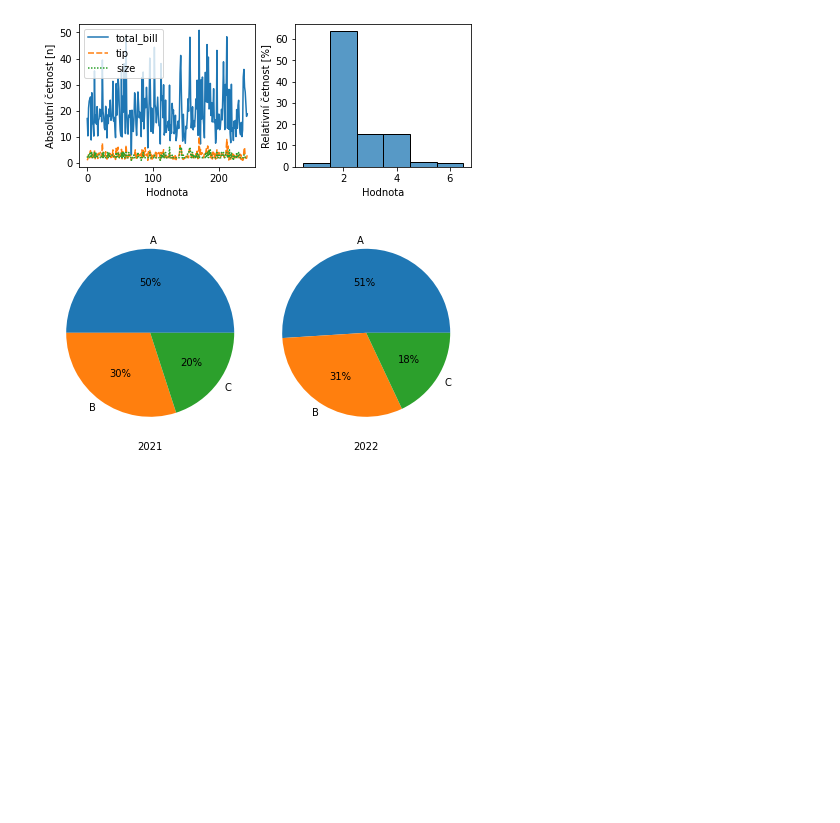
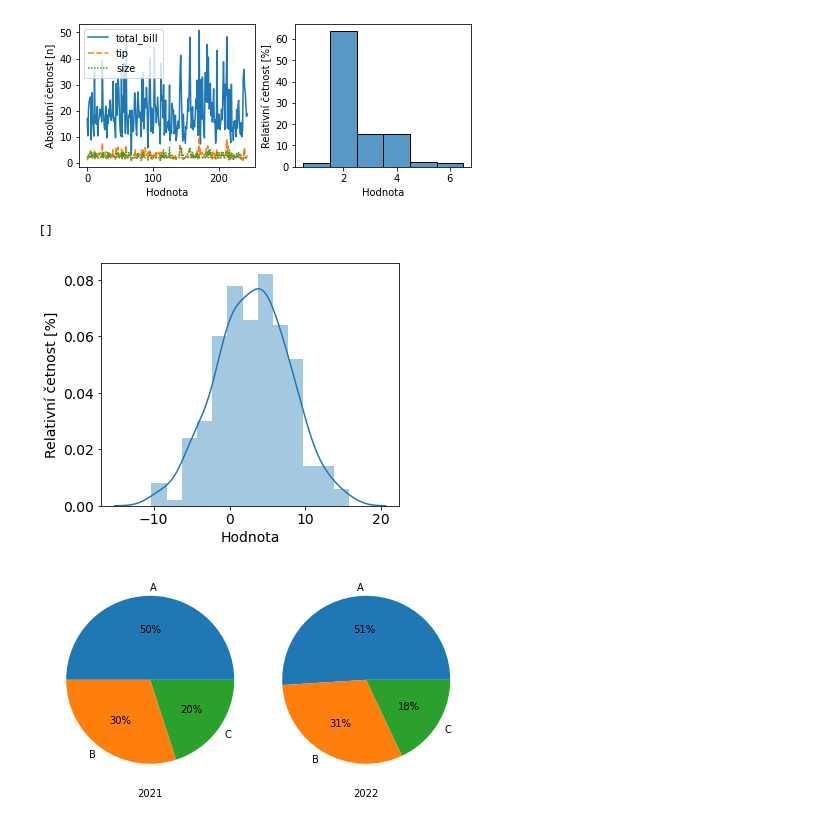
Before and after one commit to ankimme/vut-bp-ics-communication-analyzer, a Jupyter notebook: src/d1.ipynb, the cells around one changed output. Cells and saved outputs as stored; diff of their text form; code cells hidden in the pictures; blank space fills up the shorter version.

```diff
--- a/src/d1.ipynb
+++ b/src/d1.ipynb
@@ -254,3 +256,33 @@ plt.savefig("pgf/histogram.pgf")
+# %%
+# penguins = sns.load_dataset("penguins")
+# sns.histplot(data=penguins, x="flipper_length_mm")
+# planets = sns.load_dataset("planets")
+# sns.histplot(data=planets, x="distance", log_scale=True)
+fig, ax = plt.subplots(1,1, figsize=(5, 4), constrained_layout = True)
+
+# x = np.random.normal(loc=-2, scale=2, size=int(N/2))
+# fig.tight_layout(w_pad=2)
+
+# tips = sns.load_dataset("tips")
+# # sns.histplot(data=tips, x="size", discrete=True, ax=ax[0])
+# sns.lineplot(data=tips,  ax=ax[0])
+# sns.histplot(data=tips, x="size", stat="percent", discrete=True, ax=ax[1])
+
+
+sns.distplot(x, ax=ax)
+ax.set_xlabel("Hodnota")
+ax.set_ylabel("Relativní četnost [%]")
+plt.savefig("pgf/distplot.pgf")
+
+# sns.histplot(x, ax=ax)
+# ax.set_xlabel("Hodnota")
+# ax.set_ylabel("Absolutní četnost [n]")
+# plt.savefig("pgf/histplot.pgf")
+
+plt.plot()
+# %% [output]
+[]
+[figure, added]
 # %%
 labels = ['A', 'B', 'C']
 
```
Also changed, not shown: parts of 6 cells of this notebook, 31 other files.
